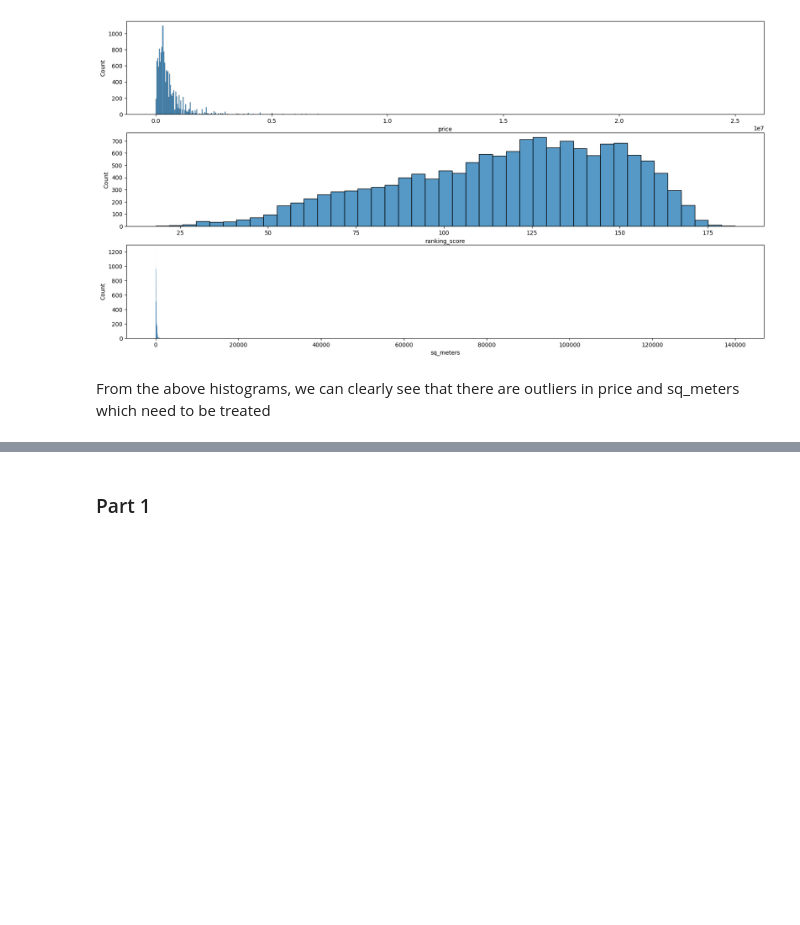
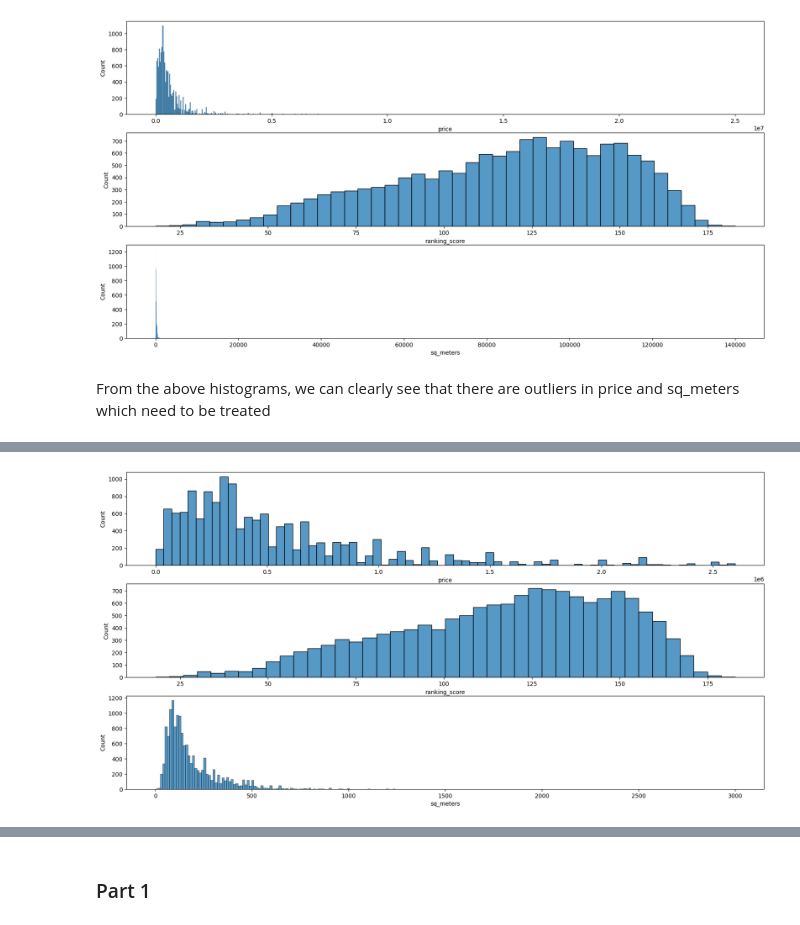
Before and after one commit to liatoumazi/spitogatos_assignment, a Jupyter notebook: etl_analysis.ipynb, the cells around one changed output, grey strips where cells are left out. Cells and saved outputs as stored; diff of their text form; code cells hidden in the pictures; blank space fills up the shorter version.

```diff
--- a/etl_analysis.ipynb
+++ b/etl_analysis.ipynb
@@ -144,3 +165,13 @@ df
+# %%
+# Plot histograms for the numerical features
+
+fig, ax = plt.subplots(3,1, figsize=(20,10))
+sns.histplot(df['price'], ax = ax[0])
+sns.histplot(df['ranking_score'], ax = ax[1])
+sns.histplot(df['sq_meters'], ax = ax[2])
+fig.show()
+# %% [output]
+[figure, added]
 # %%
 # plot for every numeric variable a stripplot to identify outliers
 
```
Also changed, not shown: parts of 44 cells of this notebook.
